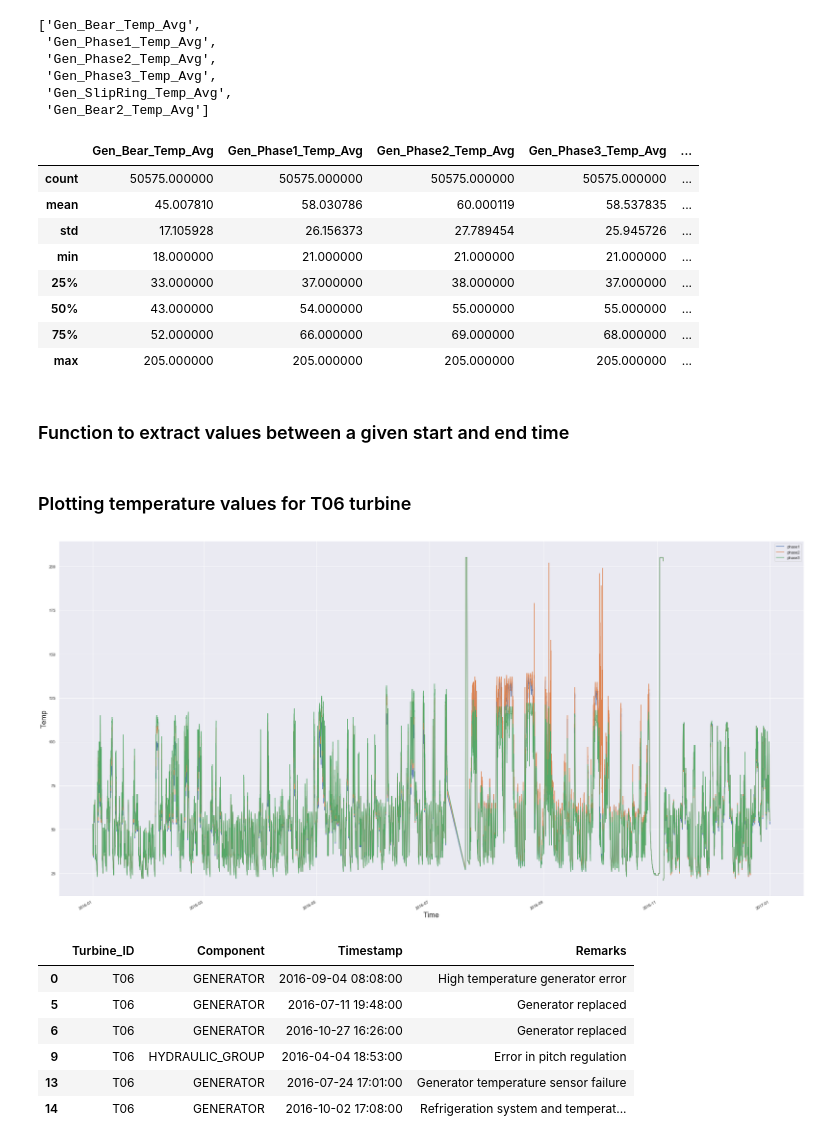
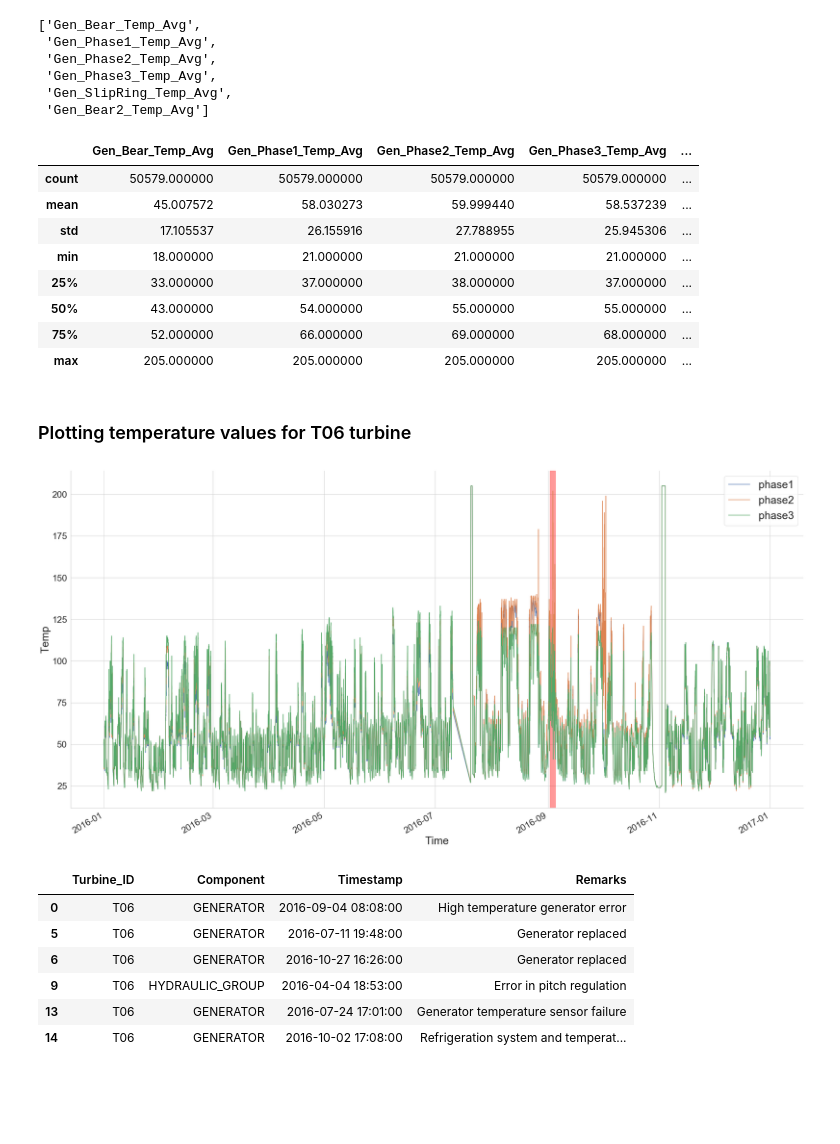
Before and after one commit to Panky-codes/HTW2018, a Jupyter notebook: Hackathon_2016EDA.ipynb, the cells around one changed output. Saved outputs shown, nothing was run; the diff lists cells and outputs as text; code cells hidden in the pictures; blank space fills up the shorter version.

```diff
--- a/Hackathon_2016EDA.ipynb
+++ b/Hackathon_2016EDA.ipynb
@@ -16,3 +16,4 @@ wind_signals= pd.read_csv('htw-wind-farm-1-signals-2016.csv', sep=';')
 wind_errors= pd.read_csv('htw-failures-2016.csv', sep=';')
 #wind_signals= pd.read_csv('D:\Education\Hackathon2018\2016\htw-wind-farm-1-signals-2016', sep=';')
 #wind_signals.isnull().any()
+wind_signals = wind_signals.interpolate() # interpolate to remove NA
@@ -87,13 +98,11 @@ gentemp_par
 T06[gentemp_par].describe()
 # %% [output]
 |  | Gen_Bear_Temp_Avg | Gen_Phase1_Temp_Avg | Gen_Phase2_Temp_Avg | Gen_Phase3_Temp_Avg | ... |
-| count | 50575.000000 | 50575.000000 | 50575.000000 | 50575.000000 | ... |
-| mean | 45.007810 | 58.030786 | 60.000119 | 58.537835 | ... |
-| std | 17.105928 | 26.156373 | 27.789454 | 25.945726 | ... |
+| count | 50579.000000 | 50579.000000 | 50579.000000 | 50579.000000 | ... |
+| mean | 45.007572 | 58.030273 | 59.999440 | 58.537239 | ... |
+| std | 17.105537 | 26.155916 | 27.788955 | 25.945306 | ... |
 | min | 18.000000 | 21.000000 | 21.000000 | 21.000000 | ... |
 | 25% | 33.000000 | 37.000000 | 38.000000 | 37.000000 | ... |
 | 50% | 43.000000 | 54.000000 | 55.000000 | 55.000000 | ... |
 | 75% | 52.000000 | 66.000000 | 69.000000 | 68.000000 | ... |
 | max | 205.000000 | 205.000000 | 205.000000 | 205.000000 | ... |
-# %% [markdown]
-### Function to extract values between a given start and end time
@@ -105,19 +110,23 @@ def giv_time(df1,start_time,end_time):
 ### Plotting temperature values for T06 turbine
 # %%
 plt.rcParams['figure.figsize'] =(30,15)
+sns.set_style("whitegrid")
+plt.rc('xtick', labelsize=25)
+plt.rc('ytick', labelsize=25)
 fig, axis = plt.subplots()
 T06.Gen_Phase1_Temp_Avg.plot(label='phase1')
 T06.Gen_Phase2_Temp_Avg.plot(label='phase2')
 T06.Gen_Phase3_Temp_Avg.plot(label='phase3')
-axis.set_xlabel('Time',fontsize=20)
-axis.set_ylabel('Power (W)',fontsize=20)
+axis.set_xlabel('Time',fontsize=30)
+axis.set_ylabel('Power (W)',fontsize=30)
+plt.axvspan('2016-09-02 00:00:00','2016-09-04 23:00:00', color='red', alpha=0.4)
 #axis.yaxis.set_tick_params(labelsize=15)
-plt.legend()
+plt.legend(prop={'size': 30})
 plt.tight_layout()
 plt.ylabel("Temp")
 sns.despine()
 # %% [output]
-[figure, old version]
+[figure, new version]
 # %%
 T06_errors
 # %% [output]
```
Also changed, not shown: parts of 21 cells of this notebook.
